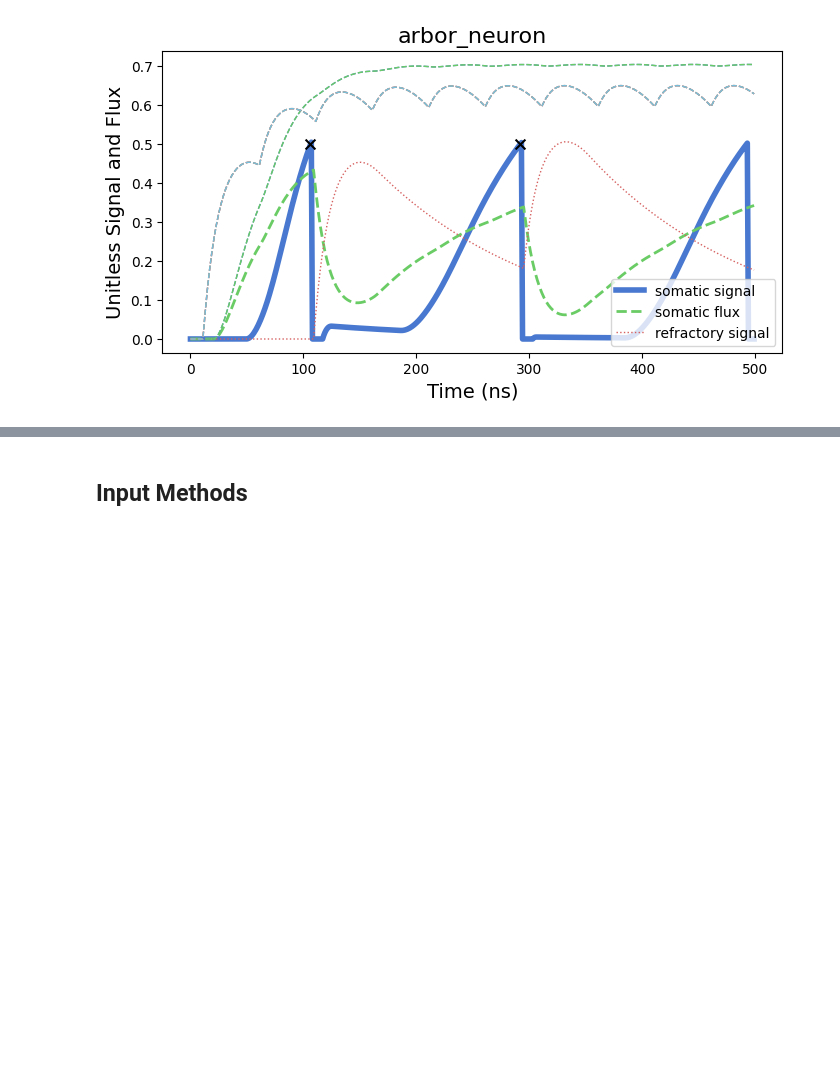
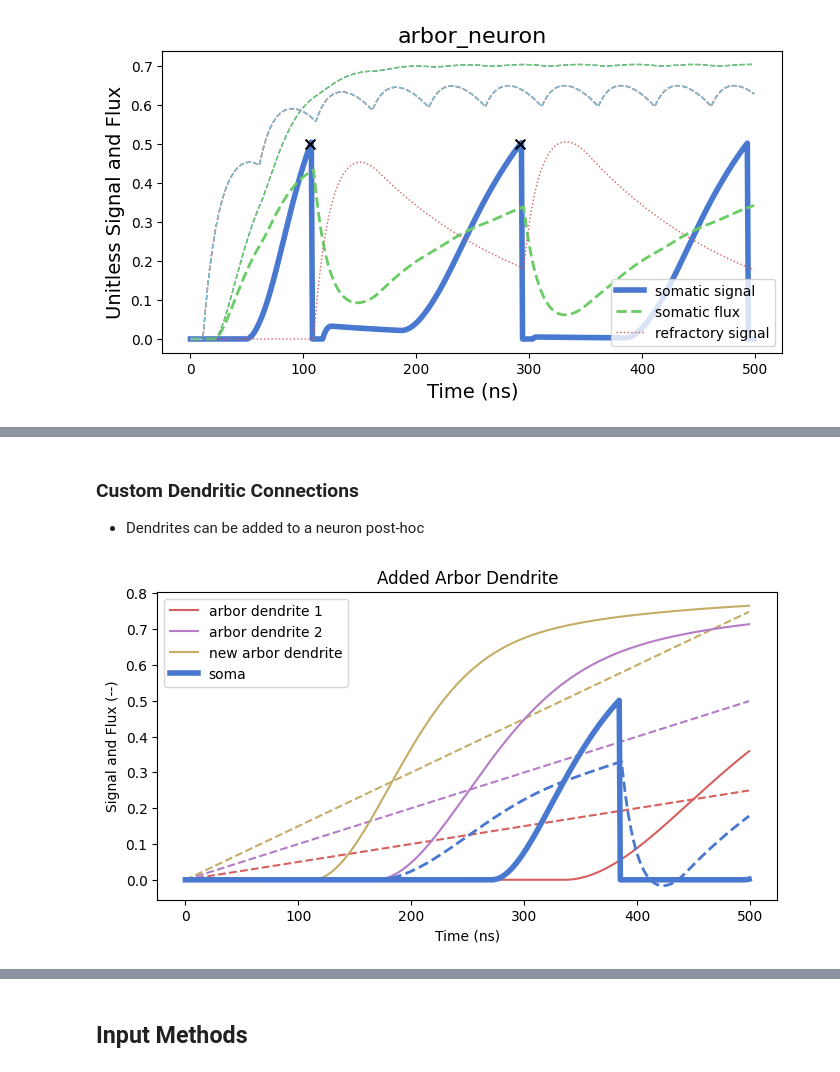
Before and after one commit to ryangitsit/slim_soens, a Jupyter notebook: tutorials/overview.ipynb, the cells around one changed output, grey strips where cells are left out. Saved outputs shown, nothing was run; the diff lists cells and outputs as text; code cells hidden in the pictures; blank space fills up the shorter version.

```diff
--- a/tutorials/overview.ipynb
+++ b/tutorials/overview.ipynb
@@ -118,0 +152,58 @@ arbor_net.clear_net()
+# %% [markdown]
+### Custom Dendritic Connections
+ - Dendrites can be added to a neuron post-hoc
+# %%
+from components import *
+
+base_neuron = Neuron(
+    name = "base_neuron",
+    weights = [[[0.2,0.5]]],
+    no_synapses = True, # prevents automatic generation of synapses (saves sim time)
+)
+
+new_dend = Dendrite(name="random dend")
+
+new_dend.outgoing.append([soma,1])
+soma.incoming.append([new_dend,1])
+base_neuron.dendrite_list.append(new_dend)
+
+electical_neuron.normalize_fanin_symmetric(fanin_factor=1)
+
+duration = 500
+for d,dend in enumerate(base_neuron.dendrite_list[2:]):
+    dend.input_flux = (np.arange(0,duration,1)/duration)*0.25*(d+1)
+
+base_net = Network(
+    run_simulation = True,
+    nodes          = [base_neuron],
+    duration       = duration,
+)
+
+dend1 = base_neuron.dendrite_list[2]
+dend2 = base_neuron.dendrite_list[3]
+soma  = base_neuron.dendrite_list[0]
+
+plt.style.use('seaborn-v0_8-muted')
+colors = plt.rcParams["axes.prop_cycle"].by_key()["color"]
+plt.figure(figsize=(8,4))
+
+plt.plot(dend1.flux,'--',color=colors[2])
+plt.plot(dend2.flux,'--',color=colors[3])
+plt.plot(new_dend.flux,'--',color=colors[4])
+
+plt.plot(dend1.signal,color=colors[2],label="arbor dendrite 1")
+plt.plot(dend2.signal,color=colors[3],label="arbor dendrite 2")
+plt.plot(new_dend.signal,color=colors[4],label="new arbor dendrite")
+
+plt.plot(soma.flux,'--',color=colors[0],linewidth=2)
+plt.plot(soma.signal,color=colors[0],label="soma",linewidth=4)
+
+plt.title("Added Arbor Dendrite")
+plt.ylabel("Signal and Flux (--)")
+plt.xlabel("Time (ns)")
+plt.legend()
+plt.show()
+
+arbor_net.clear_net()
+# %% [output]
+[figure, added]
```
Also changed, not shown: parts of 10 cells of this notebook, 3 other files.
